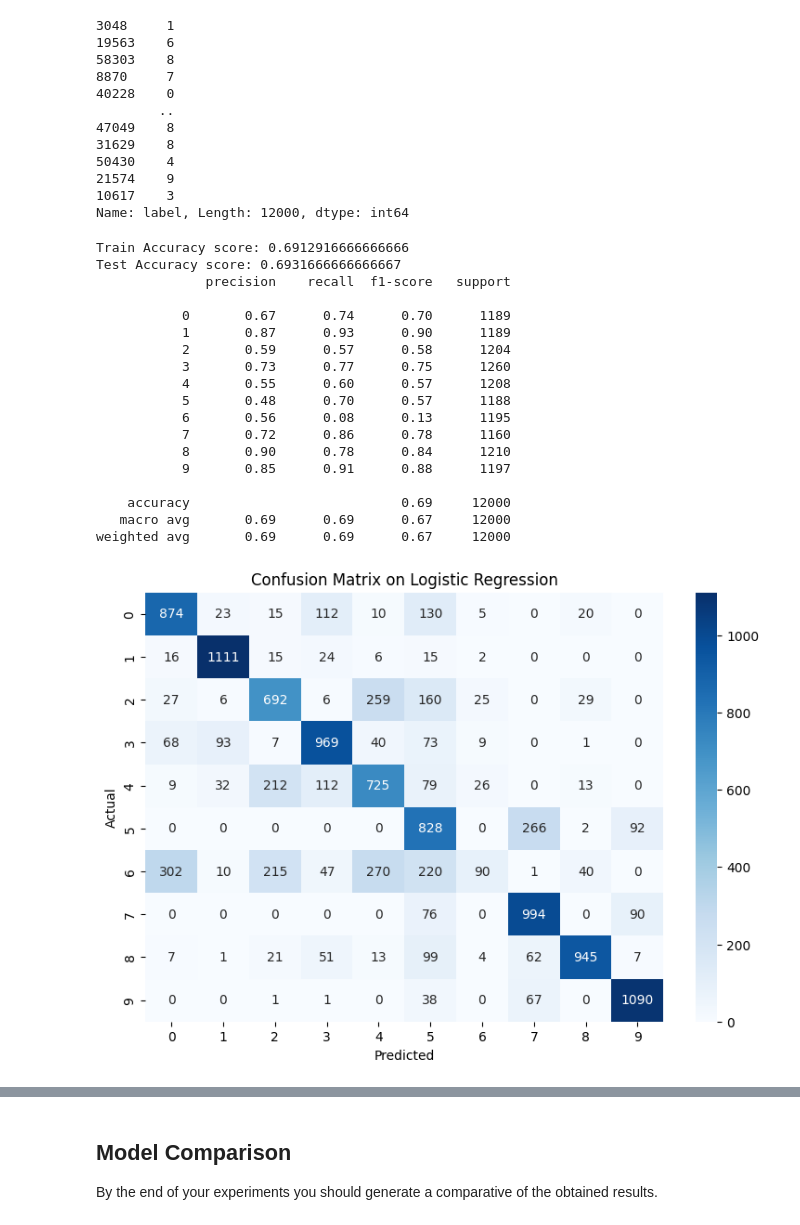
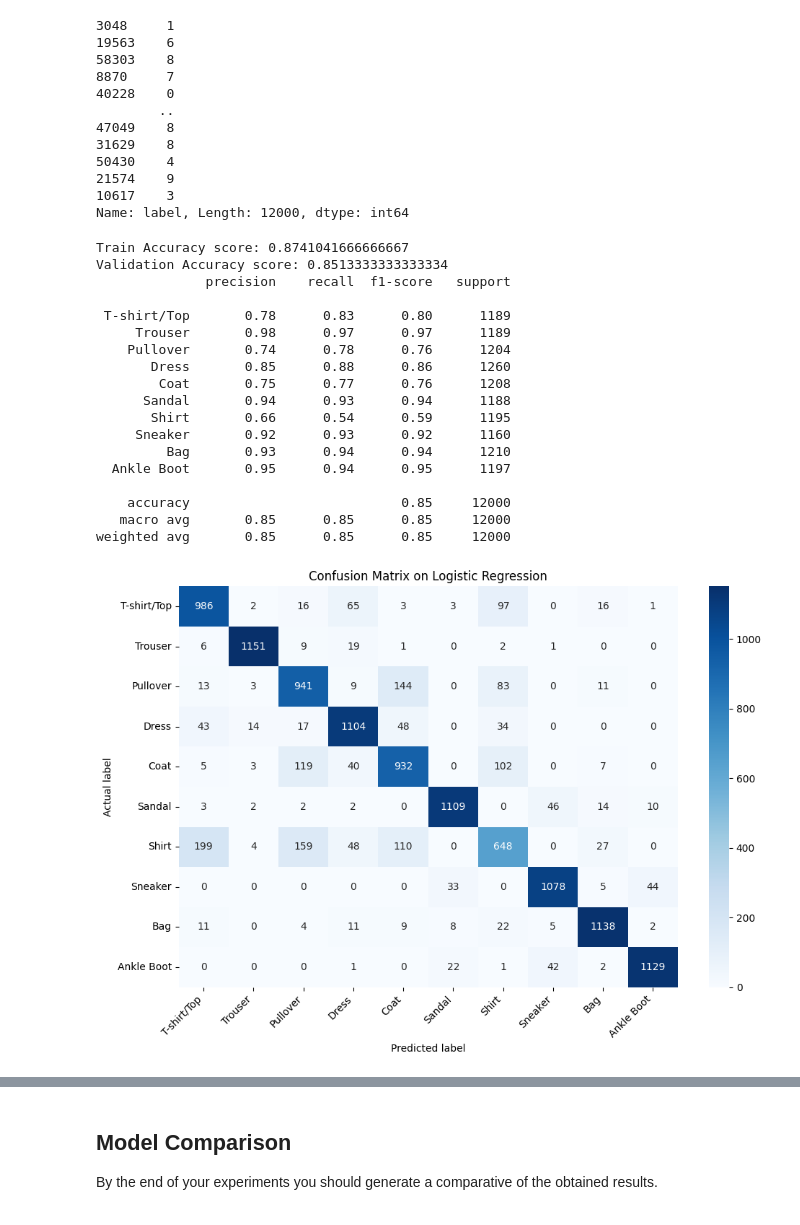
Before and after one commit to rubenfb23/EC, a Jupyter notebook: src/zalando/zalando_classifiers.ipynb, the cells around one changed output, grey strips where cells are left out. Cells and saved outputs as stored; diff of their text form; code cells hidden in the pictures.

```diff
--- a/src/zalando/zalando_classifiers.ipynb
+++ b/src/zalando/zalando_classifiers.ipynb
@@ -25,8 +25,23 @@ import time
 # %%
 
 
-train = pd.read_csv('./data/fashion_mnist/fashion-mnist_train.csv')
-test = pd.read_csv('./data/fashion_mnist/fashion-mnist_test.csv')
+train = pd.read_csv('./fashion-mnist_train.csv')
+test = pd.read_csv('./fashion-mnist_test.csv')
+# %%
+class_names = {
+    0: 'T-shirt/Top',
+    1: 'Trouser',
+    2: 'Pullover',
+    3: 'Dress',
+    4: 'Coat',
+    5: 'Sandal',
+    6: 'Shirt',
+    7: 'Sneaker',
+    8: 'Bag',
+    9: 'Ankle Boot'
+}
+class_labels = list(class_names.keys())
+class_label_names = list(class_names.values())
 # %%
 print(train.isnull().any().sum())
 # %% [output]
@@ -130,37 +152,41 @@ logistic_train = metrics.accuracy_score(y_train,y_train_lr )
 logistic_accuracy = metrics.accuracy_score(y_val, y_pred_lr)
 
 print("Train Accuracy score: {}".format(logistic_train))
-print("Test Accuracy score: {}".format(logistic_accuracy))
-print(metrics.classification_report(y_val, y_pred_lr))
+print("Validation Accuracy score: {}".format(logistic_accuracy))
+print(metrics.classification_report(y_val, y_pred_lr, target_names=class_label_names))
 # %% [output]
-Train Accuracy score: 0.6912916666666666
-Test Accuracy score: 0.6931666666666667
+Train Accuracy score: 0.8741041666666667
+Validation Accuracy score: 0.8513333333333334
               precision    recall  f1-score   support
 
-           0       0.67      0.74      0.70      1189
-           1       0.87      0.93      0.90      1189
-           2       0.59      0.57      0.58      1204
-           3       0.73      0.77      0.75      1260
-           4       0.55      0.60      0.57      1208
-           5       0.48      0.70      0.57      1188
-           6       0.56      0.08      0.13      1195
-           7       0.72      0.86      0.78      1160
-           8       0.90      0.78      0.84      1210
-           9       0.85      0.91      0.88      1197
+ T-shirt/Top       0.78      0.83      0.80      1189
+     Trouser       0.98      0.97      0.97      1189
+    Pullover       0.74      0.78      0.76      1204
+       Dress       0.85      0.88      0.86      1260
+        Coat       0.75      0.77      0.76      1208
+      Sandal       0.94      0.93      0.94      1188
+       Shirt       0.66      0.54      0.59      1195
+     Sneaker       0.92      0.93      0.92      1160
+         Bag       0.93      0.94      0.94      1210
+  Ankle Boot       0.95      0.94      0.95      1197
 
-    accuracy                           0.69     12000
-   macro avg       0.69      0.69      0.67     12000
-weighted avg       0.69      0.69      0.67     12000
+    accuracy                           0.85     12000
+   macro avg       0.85      0.85      0.85     12000
+weighted avg       0.85      0.85      0.85     12000
 # %%
-con_matrix = pd.crosstab(pd.Series(y_val.values.flatten(), name='Actual' ),pd.Series(y_pred_lr, name='Predicted'))
-plt.figure(figsize = (9,6))
+con_matrix = confusion_matrix(y_val, y_pred_lr, labels=class_labels)
+plt.figure(figsize = (10,7))
 plt.title("Confusion Matrix on Logistic Regression")
-sns.heatmap(con_matrix, cmap="Blues", annot=True, fmt='g')
+sns.heatmap(con_matrix, cmap="Blues", annot=True, fmt='g',
+            xticklabels=class_label_names, yticklabels=class_label_names)
 plt.xlabel('Predicted label')
 plt.ylabel('Actual label')
+plt.xticks(rotation=45, ha='right')
+plt.yticks(rotation=0)
+plt.tight_layout()
 plt.show()
 # %% [output]
-[figure, old version]
+[figure, new version]
 # %%
 y_train_knn = knn.predict(X_train)
 y_pred_knn = knn.predict(X_val)
```
Also changed, not shown: parts of 8 cells of this notebook.
